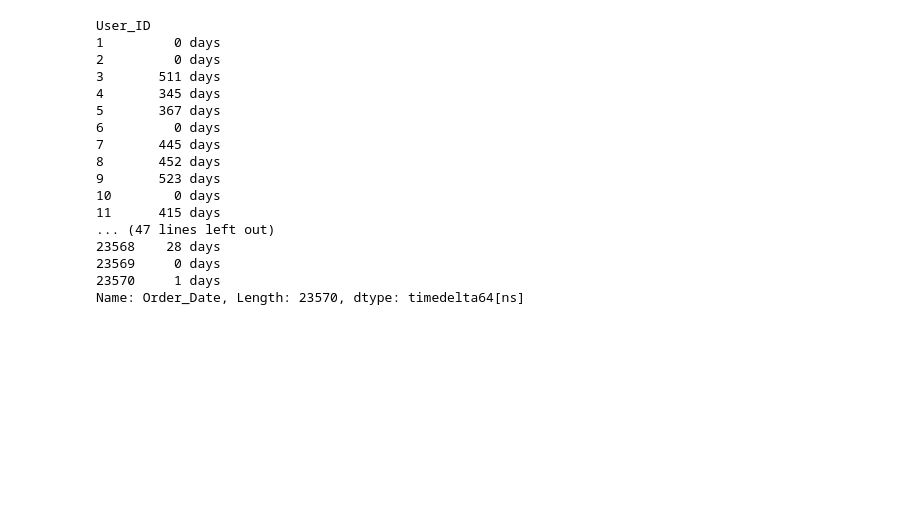
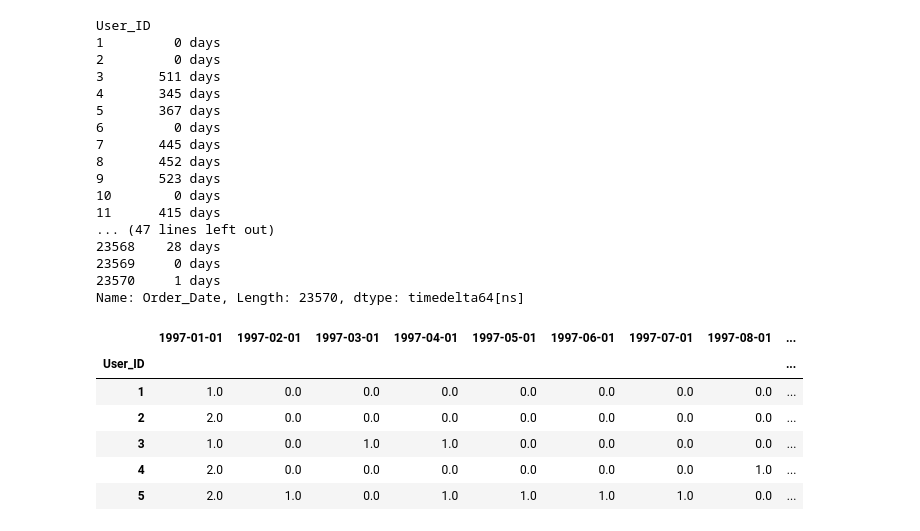
Before and after one commit to ldsfcj/learngit, a Jupyter notebook: Analysis of Customers' Behavior.ipynb, the cells around one changed output. Saved outputs shown, nothing was run; the diff lists cells and outputs as text; code cells hidden in the pictures; blank space fills up the shorter version.

```diff
--- a/Analysis of Customers' Behavior.ipynb
+++ b/Analysis of Customers' Behavior.ipynb
@@ -325,0 +320,14 @@ df1 = df.drop([x['Order_Date'] for x in min_index],axis=0)
+# %%
+#各用户各月复购率
+pivoted_counts=df.pivot_table(index='User_ID',columns='Month',values='Order_DT',aggfunc='count').fillna(0)
+columns_month=df.Month.sort_values().astype('str').unique()
+pivoted_counts.columns=columns_month
+pivoted_counts.head()
+# %% [output]
+|  | 1997-01-01 | 1997-02-01 | 1997-03-01 | 1997-04-01 | 1997-05-01 | 1997-06-01 | 1997-07-01 | 1997-08-01 | ... |
+| User_ID |  |  |  |  |  |  |  |  | ... |
+| 1 | 1.0 | 0.0 | 0.0 | 0.0 | 0.0 | 0.0 | 0.0 | 0.0 | ... |
+| 2 | 2.0 | 0.0 | 0.0 | 0.0 | 0.0 | 0.0 | 0.0 | 0.0 | ... |
+| 3 | 1.0 | 0.0 | 1.0 | 1.0 | 0.0 | 0.0 | 0.0 | 0.0 | ... |
+| 4 | 2.0 | 0.0 | 0.0 | 0.0 | 0.0 | 0.0 | 0.0 | 1.0 | ... |
+| 5 | 2.0 | 1.0 | 0.0 | 1.0 | 1.0 | 1.0 | 1.0 | 0.0 | ... |
```
Also changed, not shown: parts of 7 cells of this notebook.
